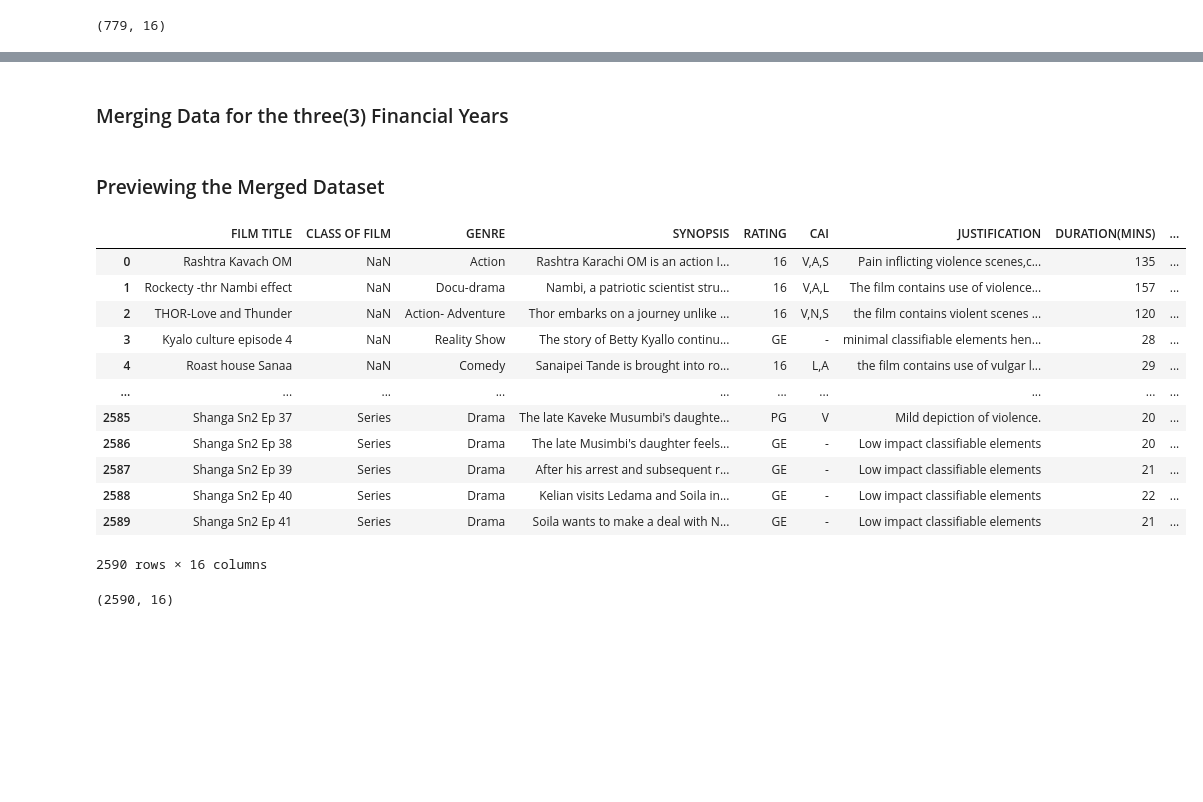
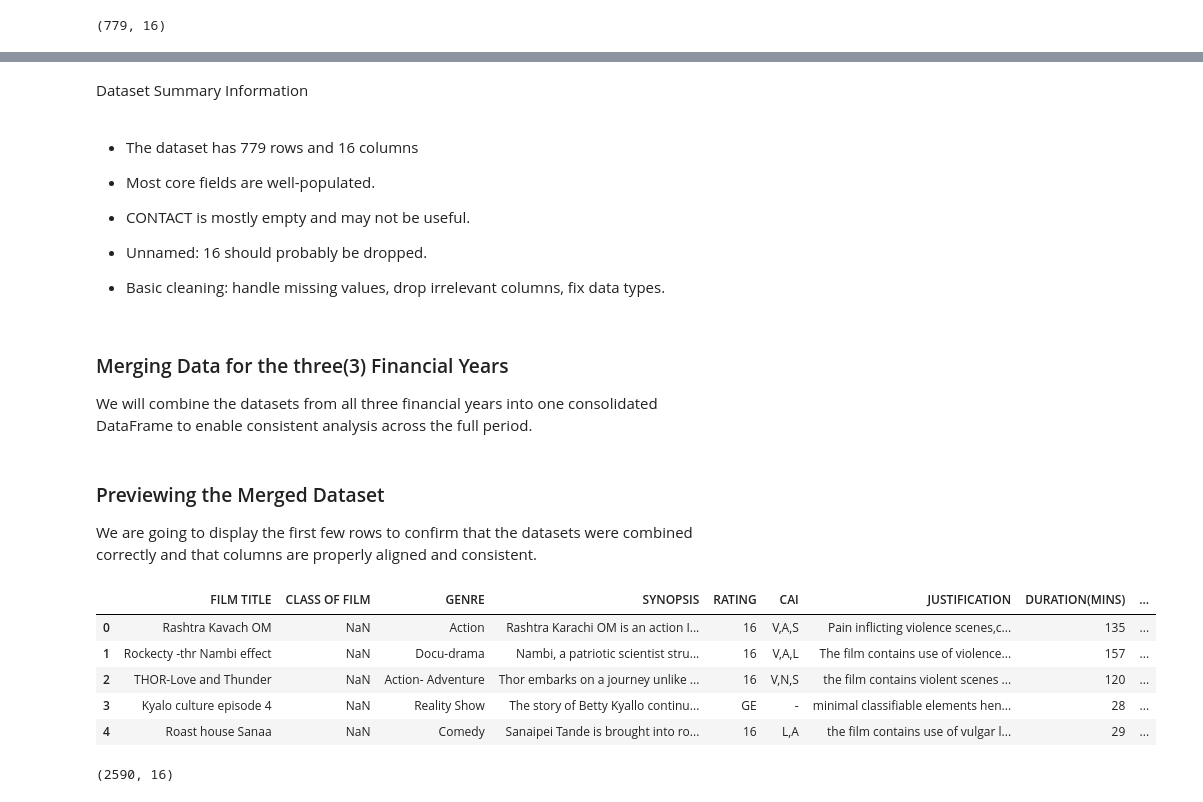
Before and after one commit to cminyade/Data_Alchemists, a Jupyter notebook: Data_Alchemists.ipynb, the cells around one changed output, grey strips where cells are left out. Saved outputs shown, nothing was run; the diff lists cells and outputs as text; code cells hidden in the pictures; blank space fills up the shorter version.

```diff
--- a/Data_Alchemists.ipynb
+++ b/Data_Alchemists.ipynb
@@ -8,5 +39,5 @@ import matplotlib.pyplot as plt
 # %%
-df1= pd.read_excel('Data/Films Classified 2022-2023.xlsx', header=2, index_col=0)
+df1= pd.read_excel('data/Films Classified 2022-2023.xlsx', header=2, index_col=0)
 df1.head()
 # %% [output]
 |  | FILM TITLE | CLASS OF FILM | GENRE | SYNOPSIS | RATING | CAI | JUSTIFICATION | DURATION(MINS) | ... |
@@ -124,29 +186,36 @@ Data columns (total 16 columns):
  15  Unnamed: 16        1 non-null      object
 dtypes: object(16)
 memory usage: 103.5+ KB
+# %% [markdown]
+Dataset Summary Information
+# %% [markdown]
+* The dataset has 779 rows and 16 columns
+
+* Most core fields are well-populated.
+
+* CONTACT is mostly empty and may not be useful.
+
+* Unnamed: 16 should probably be dropped.
+
+* Basic cleaning: handle missing values, drop irrelevant columns, fix data types.
 # %% [markdown]
 ### Merging Data for the three(3) Financial Years
+We will combine the datasets from all three financial years into one consolidated DataFrame to enable consistent analysis across the full period.
 # %%
 # Merge all
 merged_df = pd.concat([df1, df2, df3], ignore_index=True)
 # %% [markdown]
 ### Previewing the Merged Dataset
+We are going to display the first few rows to confirm that the datasets were combined correctly and that columns are properly aligned and consistent.
 # %%
-merged_df
+merged_df.head()
 # %% [output]
 |  | FILM TITLE | CLASS OF FILM | GENRE | SYNOPSIS | RATING | CAI | JUSTIFICATION | DURATION(MINS) | ... |
 | 0 | Rashtra Kavach OM | NaN | Action | Rashtra Karachi OM is an action I... | 16 | V,A,S | Pain inflicting violence scenes,c... | 135 | ... |
 | 1 | Rockecty -thr Nambi effect | NaN | Docu-drama | Nambi, a patriotic scientist stru... | 16 | V,A,L | The film contains use of violence... | 157 | ... |
 | 2 | THOR-Love and Thunder | NaN | Action- Adventure | Thor embarks on a journey unlike ... | 16 | V,N,S | the film contains violent scenes ... | 120 | ... |
 | 3 | Kyalo culture episode 4 | NaN | Reality Show | The story of Betty Kyallo continu... | GE | - | minimal classifiable elements hen... | 28 | ... |
 | 4 | Roast house Sanaa | NaN | Comedy | Sanaipei Tande is brought into ro... | 16 | L,A | the film contains use of vulgar l... | 29 | ... |
-| ... | ... | ... | ... | ... | ... | ... | ... | ... | ... |
-| 2585 | Shanga Sn2 Ep 37 | Series | Drama | The late Kaveke Musumbi's daughte... | PG | V | Mild depiction of violence. | 20 | ... |
-| 2586 | Shanga Sn2 Ep 38 | Series | Drama | The late Musimbi's daughter feels... | GE | - | Low impact classifiable elements | 20 | ... |
-| 2587 | Shanga Sn2 Ep 39 | Series | Drama | After his arrest and subsequent r... | GE | - | Low impact classifiable elements | 21 | ... |
-| 2588 | Shanga Sn2 Ep 40 | Series | Drama | Kelian visits Ledama and Soila in... | GE | - | Low impact classifiable elements | 22 | ... |
-| 2589 | Shanga Sn2 Ep 41 | Series | Drama | Soila wants to make a deal with N... | GE | - | Low impact classifiable elements | 21 | ... |
-2590 rows × 16 columns
 # %%
 # Determining the number of columns and rows
 merged_df.shape
```
Also changed, not shown: parts of 38 cells of this notebook.
